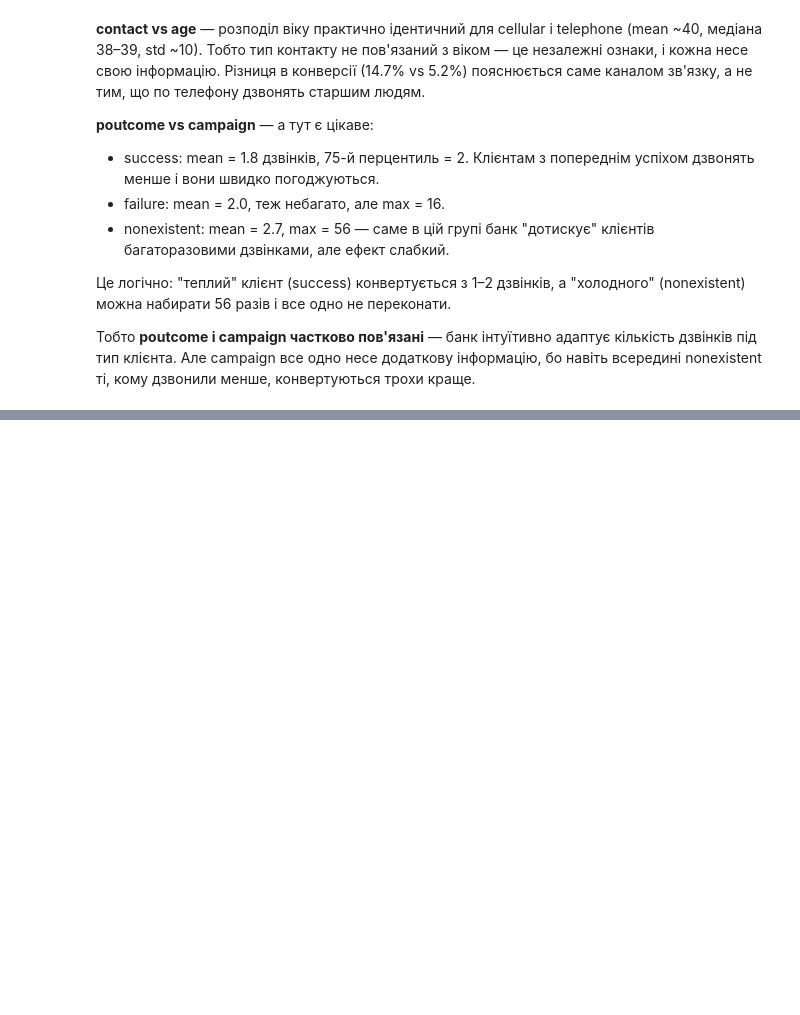
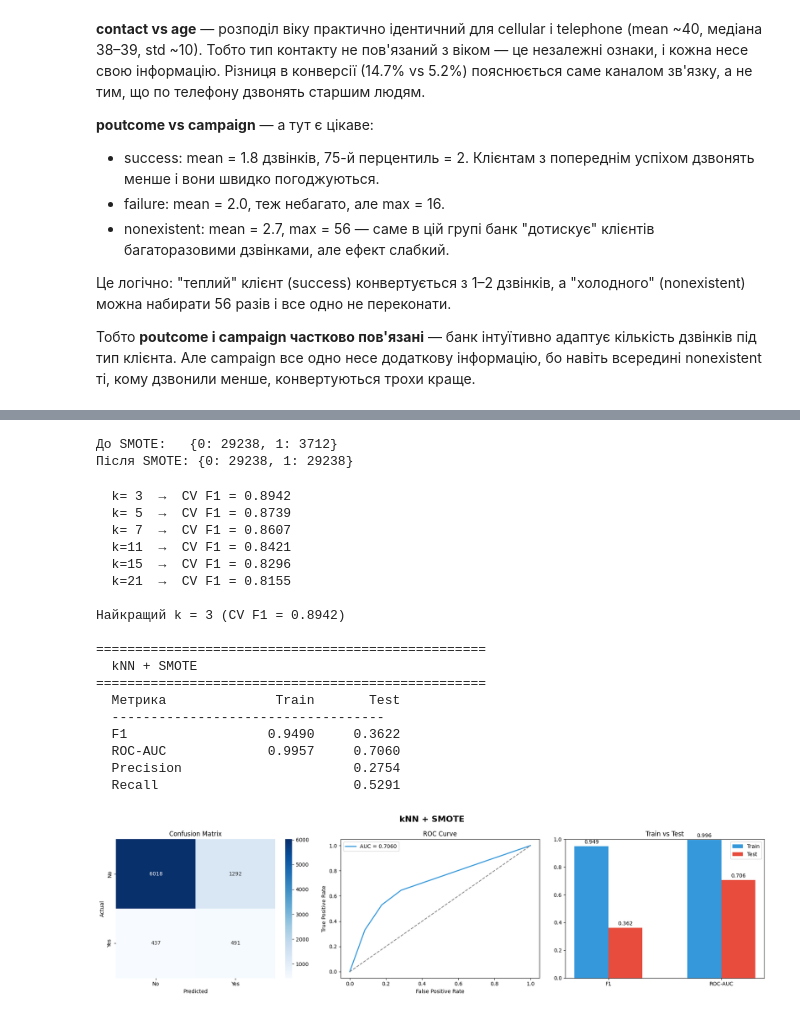
Before and after one commit to o-semenkova/ml_home_tasks, a Jupyter notebook: Mid_term_Project.ipynb, the cells around one changed output, grey strips where cells are left out. Drawn from its saved outputs; the diff is of its cells as text; code cells hidden in the pictures; blank space fills up the shorter version.

```diff
--- a/Mid_term_Project.ipynb
+++ b/Mid_term_Project.ipynb
@@ -881,0 +1231,65 @@ scale_pos_weight для XGBoost / LightGBM
+# %%
+# ============================================
+# SMOTE: балансування тренувального набору
+# ============================================
+# pip install imbalanced-learn
+from imblearn.over_sampling import SMOTE
+
+smote = SMOTE(random_state=42)
+
+# Застосовуємо ТІЛЬКИ на train
+X_train_lin_smote, y_train_smote = smote.fit_resample(X_train_lin_scaled, y_train)
+
+print(f"До SMOTE:   {y_train.value_counts().to_dict()}")
+print(f"Після SMOTE: {pd.Series(y_train_smote).value_counts().to_dict()}")
+# %% [output]
+До SMOTE:   {0: 29238, 1: 3712}
+Після SMOTE: {0: 29238, 1: 29238}
+# %%
+# ============================================
+# Перетренуємо kNN на збалансованих даних
+# ============================================
+k_values = [3, 5, 7, 11, 15, 21]
+cv_scores_smote = []
+
+for k in k_values:
+    knn_temp = KNeighborsClassifier(n_neighbors=k)
+    score = cross_val_score(knn_temp, X_train_lin_smote, y_train_smote,
+                            cv=5, scoring='f1').mean()
+    cv_scores_smote.append(score)
+    print(f"  k={k:2d}  →  CV F1 = {score:.4f}")
+
+best_k_smote = k_values[np.argmax(cv_scores_smote)]
+print(f"\nНайкращий k = {best_k_smote} (CV F1 = {max(cv_scores_smote):.4f})")
+
+knn_smote_model = KNeighborsClassifier(n_neighbors=best_k_smote)
+knn_smote_model.fit(X_train_lin_smote, y_train_smote)
+
+# Оцінюємо на ОРИГІНАЛЬНОМУ test (без SMOTE)
+knn_smote_metrics = evaluate_model(
+    knn_smote_model,
+    X_train_lin_smote, X_test_lin_scaled,
+    y_train_smote, y_test,
+    model_name="kNN + SMOTE",
+    params_str=f"n_neighbors={best_k_smote}, SMOTE"
+)
+# %% [output]
+  k= 3  →  CV F1 = 0.8942
+  k= 5  →  CV F1 = 0.8739
+  k= 7  →  CV F1 = 0.8607
+  k=11  →  CV F1 = 0.8421
+  k=15  →  CV F1 = 0.8296
+  k=21  →  CV F1 = 0.8155
+
+Найкращий k = 3 (CV F1 = 0.8942)
+
+==================================================
+  kNN + SMOTE
+==================================================
+  Метрика              Train       Test
+  -----------------------------------
+  F1                  0.9490     0.3622
+  ROC-AUC             0.9957     0.7060
+  Precision                      0.2754
+  Recall                         0.5291
+[figure, added]
```
Also changed, not shown: parts of 43 cells of this notebook.
